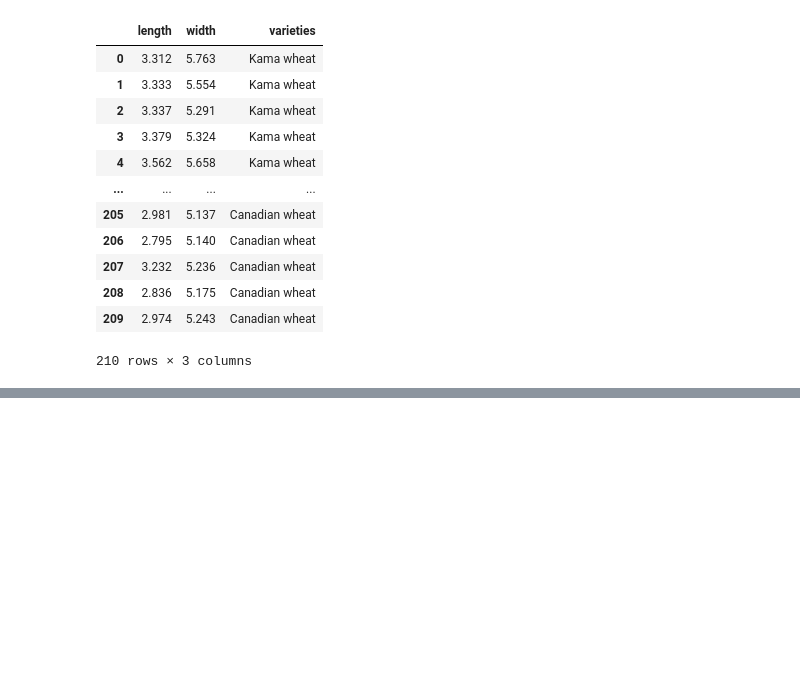
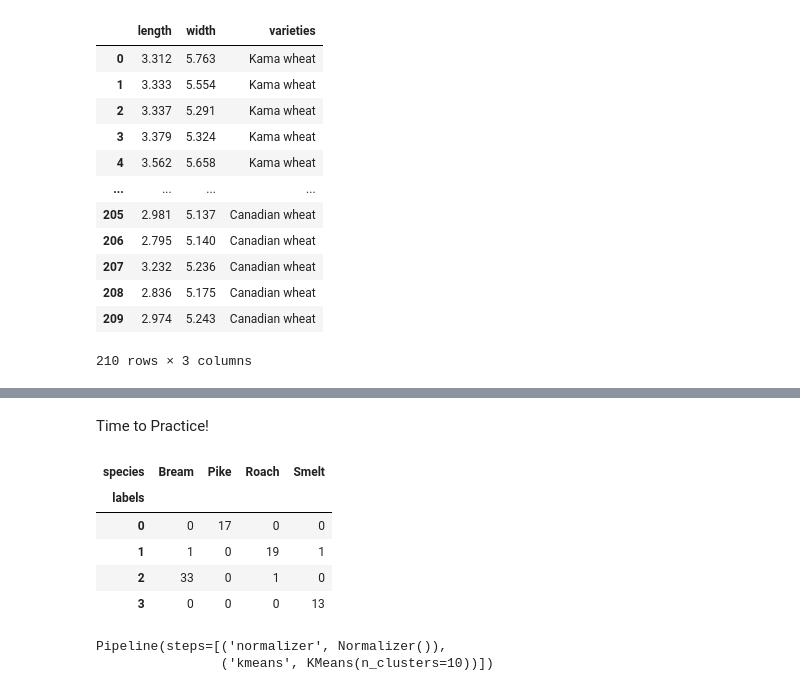
Before and after one commit to srgari/python, a Jupyter notebook: datacamp_study/machine learning/2_Unsupervised_learning_in_Python.ipynb, the cells around one changed output, grey strips where cells are left out. Drawn from its saved outputs; the diff is of its cells as text; code cells hidden in the pictures; blank space fills up the shorter version.

```diff
--- a/datacamp_study/machine learning/2_Unsupervised_learning_in_Python.ipynb
+++ b/datacamp_study/machine learning/2_Unsupervised_learning_in_Python.ipynb
@@ -200,0 +268,2 @@ ct
+# %% [markdown]
+Time to Practice!
@@ -200,0 +288,45 @@ ct
+# %%
+# fit the pipeline to samples
+pipeline.fit(samples.filter(regex = '\d')) #removing samples col
+
+# calculate the cluster labels
+labels = pipeline.predict(samples.filter(regex = '\d'))
+
+# add labels to samples
+samples['labels'] = labels
+# create crosstab
+ct = pd.crosstab(samples['labels'], samples['species'])
+ct
+# %% [output]
+| species | Bream | Pike | Roach | Smelt |
+| labels |  |  |  |  |
+| 0 | 0 | 17 | 0 | 0 |
+| 1 | 1 | 0 | 19 | 1 |
+| 2 | 33 | 0 | 1 | 0 |
+| 3 | 0 | 0 | 0 | 13 |
+# %%
+#Extra exercise: stock price movements
+
+# import libraries
+import pandas as pd
+from sklearn.preprocessing import Normalizer
+from sklearn.cluster import KMeans
+from sklearn.pipeline import make_pipeline
+
+# create normalizer
+normalizer = Normalizer()
+
+# create KMeans
+kmeans = KMeans(n_clusters = 10)
+
+# make pipeline chaining normalizer and kmeans
+pipeline = make_pipeline(normalizer, kmeans)
+
+# import data
+movements = pd.read_csv('tables/company-stock-movements-2010-2015-incl.csv')
+movements = movements.rename(columns = {'Unnamed: 0':'companies'})
+# fit
+pipeline.fit(movements.filter(regex = '\d-'))
+# %% [output]
+Pipeline(steps=[('normalizer', Normalizer()),
+                ('kmeans', KMeans(n_clusters=10))])
```
Also changed, not shown: parts of 18 cells of this notebook, 2 other files.
